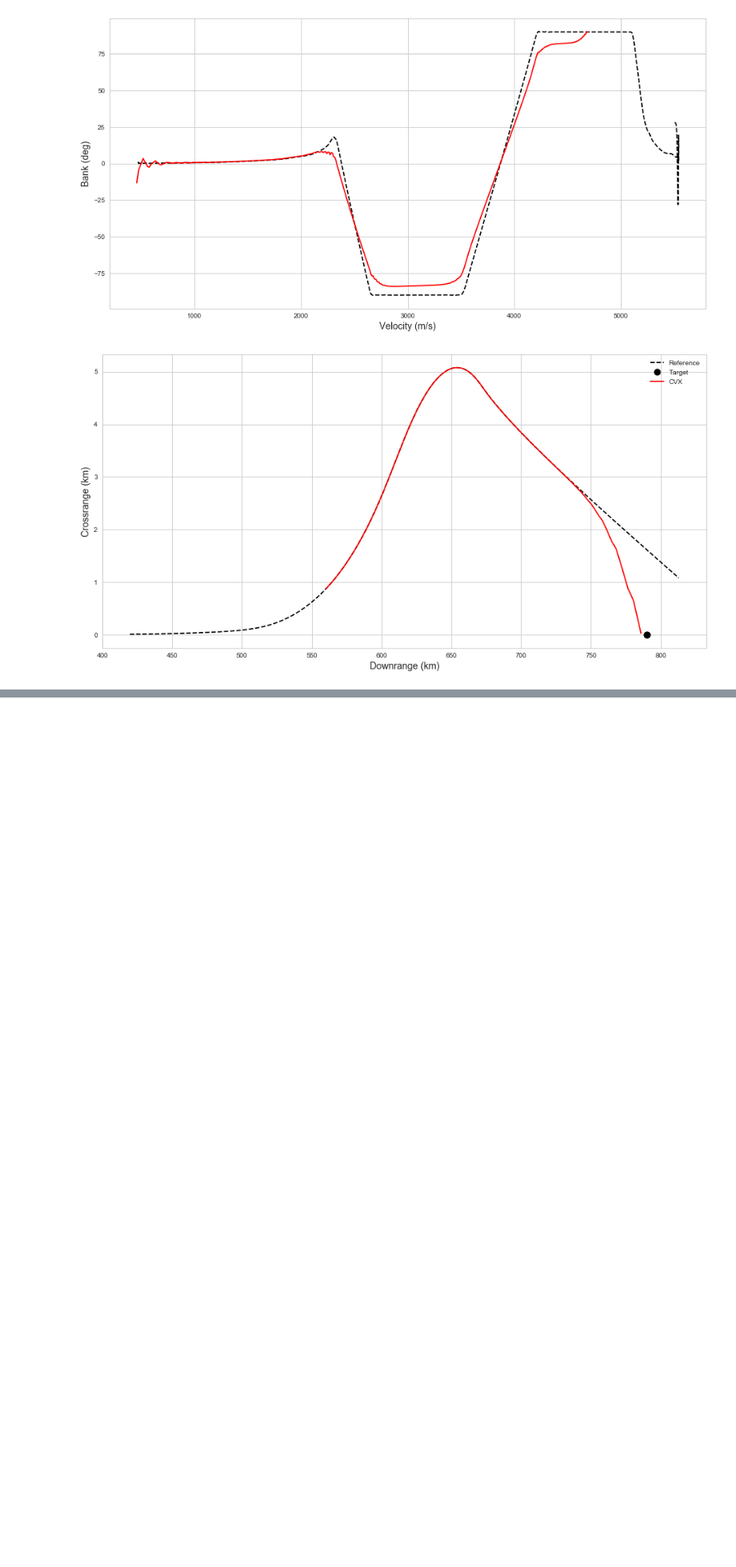
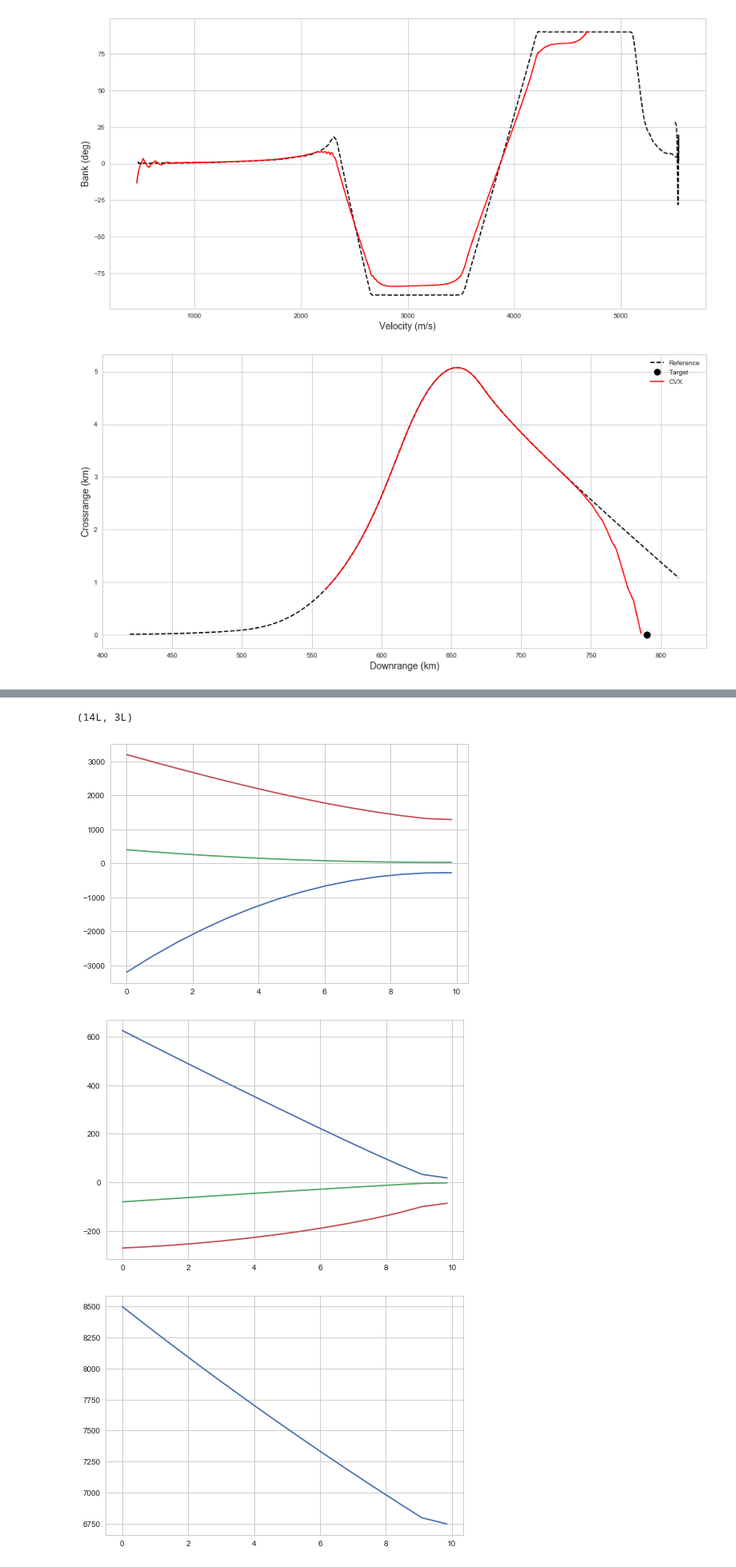
Before and after one commit to CDNoyes/EDL-Py, a Jupyter notebook: ConvexUpdate.ipynb, the cells around one changed output, grey strips where cells are left out. Shown at 80% size. Cells and saved outputs as stored; diff of their text form; code cells hidden in the pictures; blank space fills up the shorter version.

```diff
--- a/ConvexUpdate.ipynb
+++ b/ConvexUpdate.ipynb
@@ -200,0 +222,9 @@ plt.show()
+# %%
+from EntryGuidance import DescentEquations as DE
+reload(DE)
+DE.test()
+# %% [output]
+(14L, 3L)
+[figure, added]
+[figure, added]
+[figure, added]
```
Also changed, not shown: parts of 3 cells of this notebook, 2 other files.
